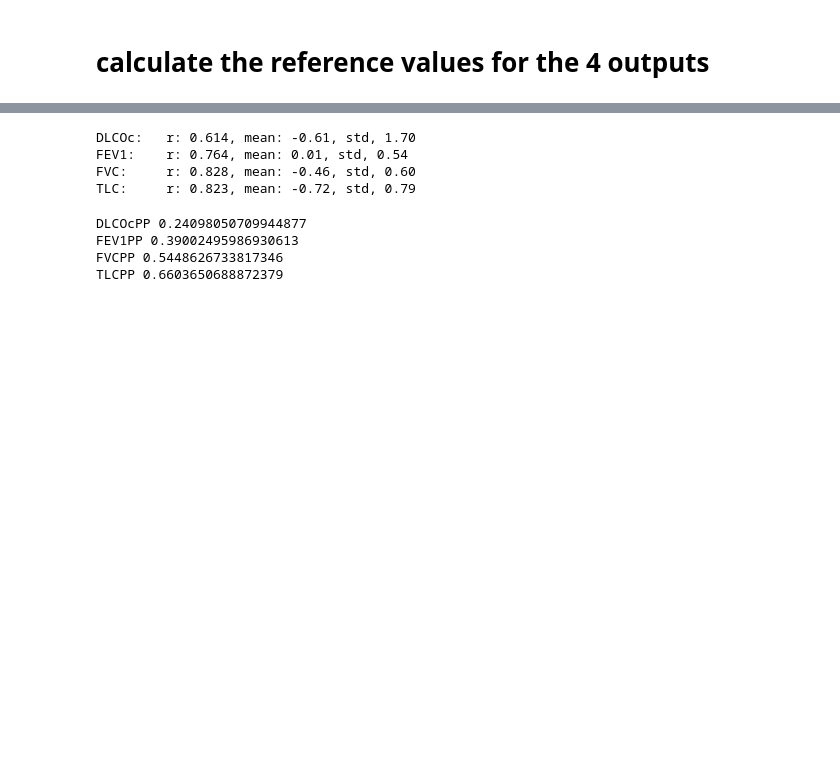
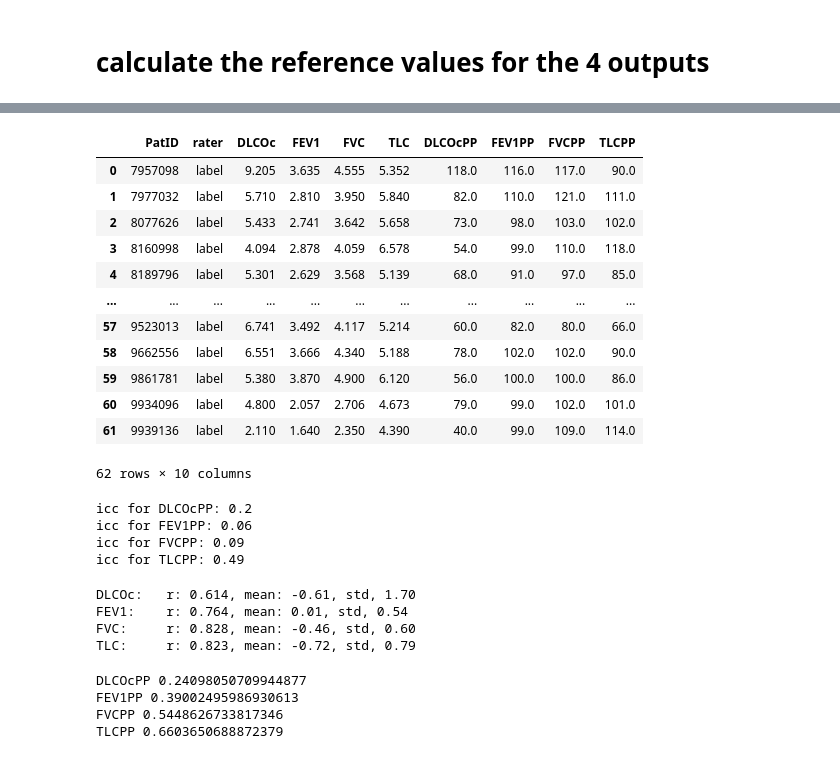
Before and after one commit to Jingnan-Jia/PFT_estimation, a Jupyter notebook: lung_function/scripts/jupyter_notebooks/calculate_reference.ipynb, the cells around one changed output, grey strips where cells are left out. Saved outputs shown, nothing was run; the diff lists cells and outputs as text; code cells hidden in the pictures; blank space fills up the shorter version.

```diff
--- a/lung_function/scripts/jupyter_notebooks/calculate_reference.ipynb
+++ b/lung_function/scripts/jupyter_notebooks/calculate_reference.ipynb
@@ -52,0 +87,23 @@ def icc(label, pred, columns = []):
+# %%
+test_df_slim
+# %% [output]
+|  | PatID | rater | DLCOc | FEV1 | FVC | TLC | DLCOcPP | FEV1PP | FVCPP | TLCPP |
+| 0 | 7957098 | label | 9.205 | 3.635 | 4.555 | 5.352 | 118.0 | 116.0 | 117.0 | 90.0 |
+| 1 | 7977032 | label | 5.710 | 2.810 | 3.950 | 5.840 | 82.0 | 110.0 | 121.0 | 111.0 |
+| 2 | 8077626 | label | 5.433 | 2.741 | 3.642 | 5.658 | 73.0 | 98.0 | 103.0 | 102.0 |
+| 3 | 8160998 | label | 4.094 | 2.878 | 4.059 | 6.578 | 54.0 | 99.0 | 110.0 | 118.0 |
+| 4 | 8189796 | label | 5.301 | 2.629 | 3.568 | 5.139 | 68.0 | 91.0 | 97.0 | 85.0 |
+| ... | ... | ... | ... | ... | ... | ... | ... | ... | ... | ... |
+| 57 | 9523013 | label | 6.741 | 3.492 | 4.117 | 5.214 | 60.0 | 82.0 | 80.0 | 66.0 |
+| 58 | 9662556 | label | 6.551 | 3.666 | 4.340 | 5.188 | 78.0 | 102.0 | 102.0 | 90.0 |
+| 59 | 9861781 | label | 5.380 | 3.870 | 4.900 | 6.120 | 56.0 | 100.0 | 100.0 | 86.0 |
+| 60 | 9934096 | label | 4.800 | 2.057 | 2.706 | 4.673 | 79.0 | 99.0 | 102.0 | 101.0 |
+| 61 | 9939136 | label | 2.110 | 1.640 | 2.350 | 4.390 | 40.0 | 99.0 | 109.0 | 114.0 |
+62 rows × 10 columns
+# %%
+icc_value = icc(test_df, df_net_ts_pred,columns=['DLCOcPP', 'FEV1PP', 'FVCPP', 'TLCPP'])
+# %% [output]
+icc for DLCOcPP: 0.2
+icc for FEV1PP: 0.06
+icc for FVCPP: 0.09
+icc for TLCPP: 0.49
```
Also changed, not shown: parts of 9 cells of this notebook, 6 other files.
